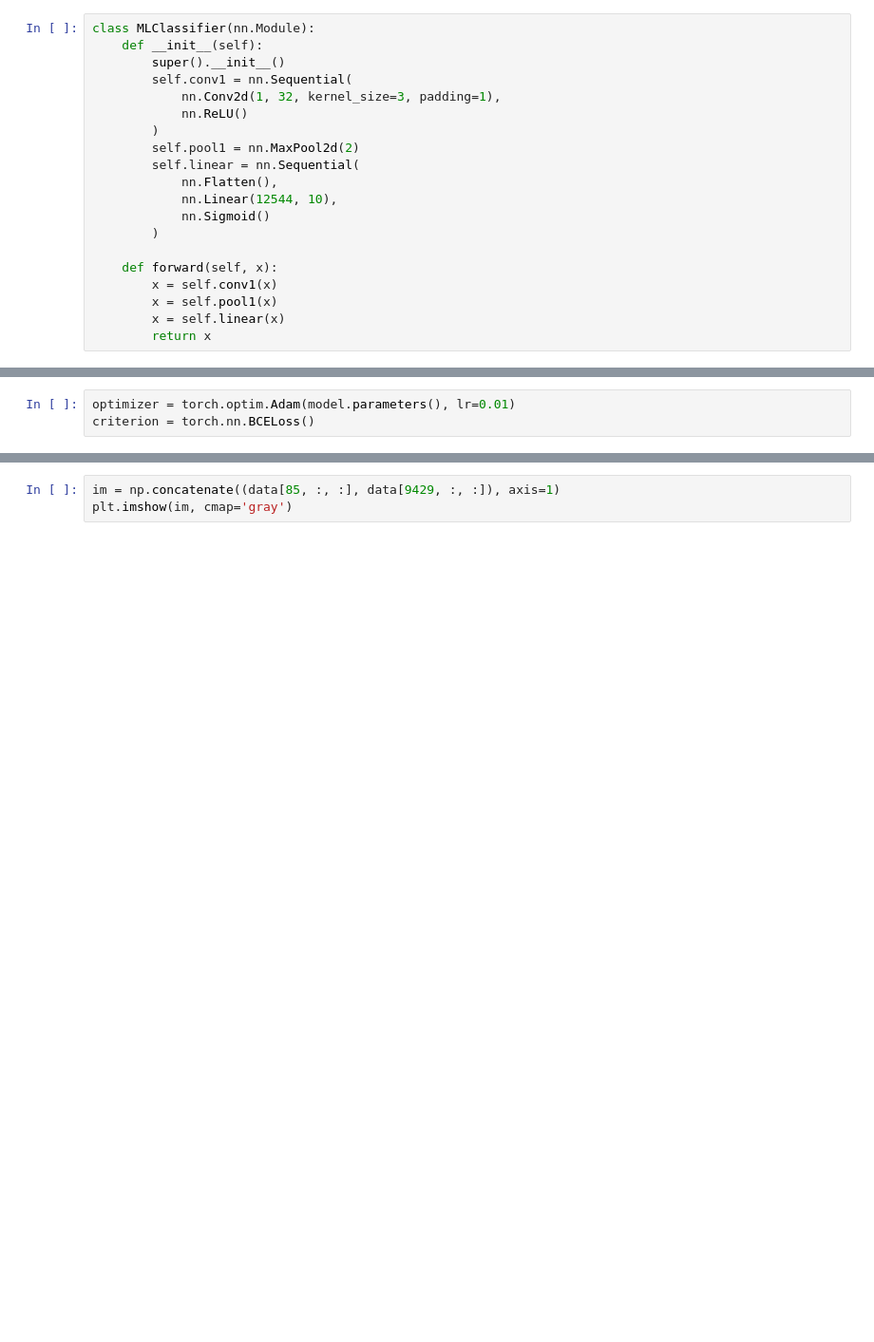
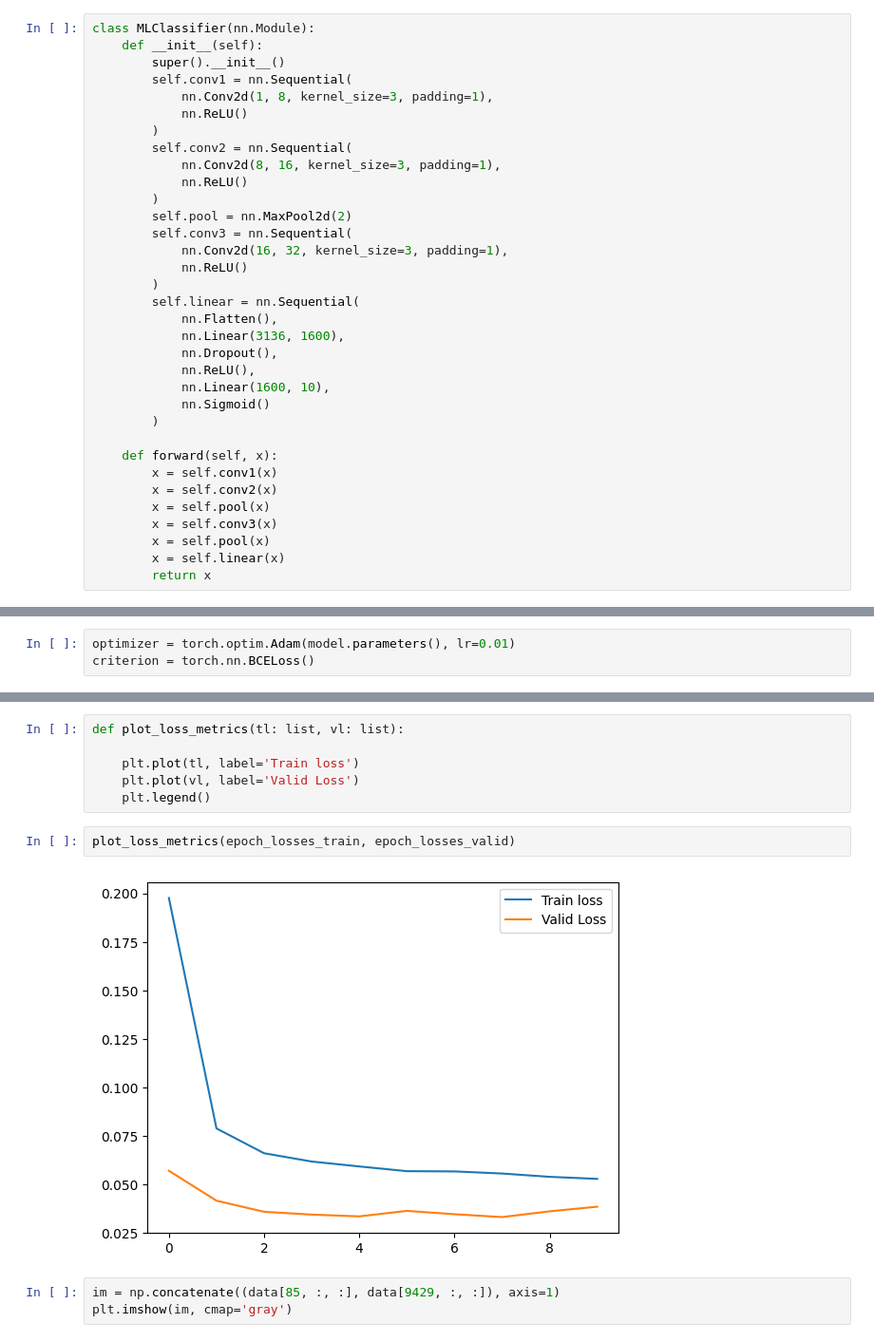
Before and after one commit to olyanikit/multilabel-numbers-classification, a Jupyter notebook: numbers.ipynb, the cells around one changed output, grey strips where cells are left out. Shown: that part at 95% size. Cells and saved outputs as stored; diff of their text form; blank space fills up the shorter version.

```diff
--- a/numbers.ipynb
+++ b/numbers.ipynb
@@ -146,19 +142,33 @@ class MLClassifier(nn.Module):
     def __init__(self):
         super().__init__()
         self.conv1 = nn.Sequential(
-            nn.Conv2d(1, 32, kernel_size=3, padding=1),
+            nn.Conv2d(1, 8, kernel_size=3, padding=1),
             nn.ReLU()
         )
-        self.pool1 = nn.MaxPool2d(2)
+        self.conv2 = nn.Sequential(
+            nn.Conv2d(8, 16, kernel_size=3, padding=1),
+            nn.ReLU()
+        )
+        self.pool = nn.MaxPool2d(2)
+        self.conv3 = nn.Sequential(
+            nn.Conv2d(16, 32, kernel_size=3, padding=1),
+            nn.ReLU()
+        )
         self.linear = nn.Sequential(
             nn.Flatten(),
-            nn.Linear(12544, 10),
+            nn.Linear(3136, 1600),
+            nn.Dropout(),
+            nn.ReLU(),
+            nn.Linear(1600, 10),
             nn.Sigmoid()
         )
 
     def forward(self, x):
         x = self.conv1(x)
-        x = self.pool1(x)
+        x = self.conv2(x)
+        x = self.pool(x)
+        x = self.conv3(x)
+        x = self.pool(x)
         x = self.linear(x)
         return x
 # %%
@@ -254,3 +257,13 @@ PRED torch.Size([64, 10]
+# %%
+def plot_loss_metrics(tl: list, vl: list):
+
+    plt.plot(tl, label='Train loss')
+    plt.plot(vl, label='Valid Loss')
+    plt.legend()
+# %%
+plot_loss_metrics(epoch_losses_train, epoch_losses_valid)
+# %% [output]
+[figure, added]
 # %%
 im = np.concatenate((data[85, :, :], data[9429, :, :]), axis=1)
 plt.imshow(im, cmap='gray')
```
Also changed, not shown: parts of 8 cells of this notebook, 2 other files.
